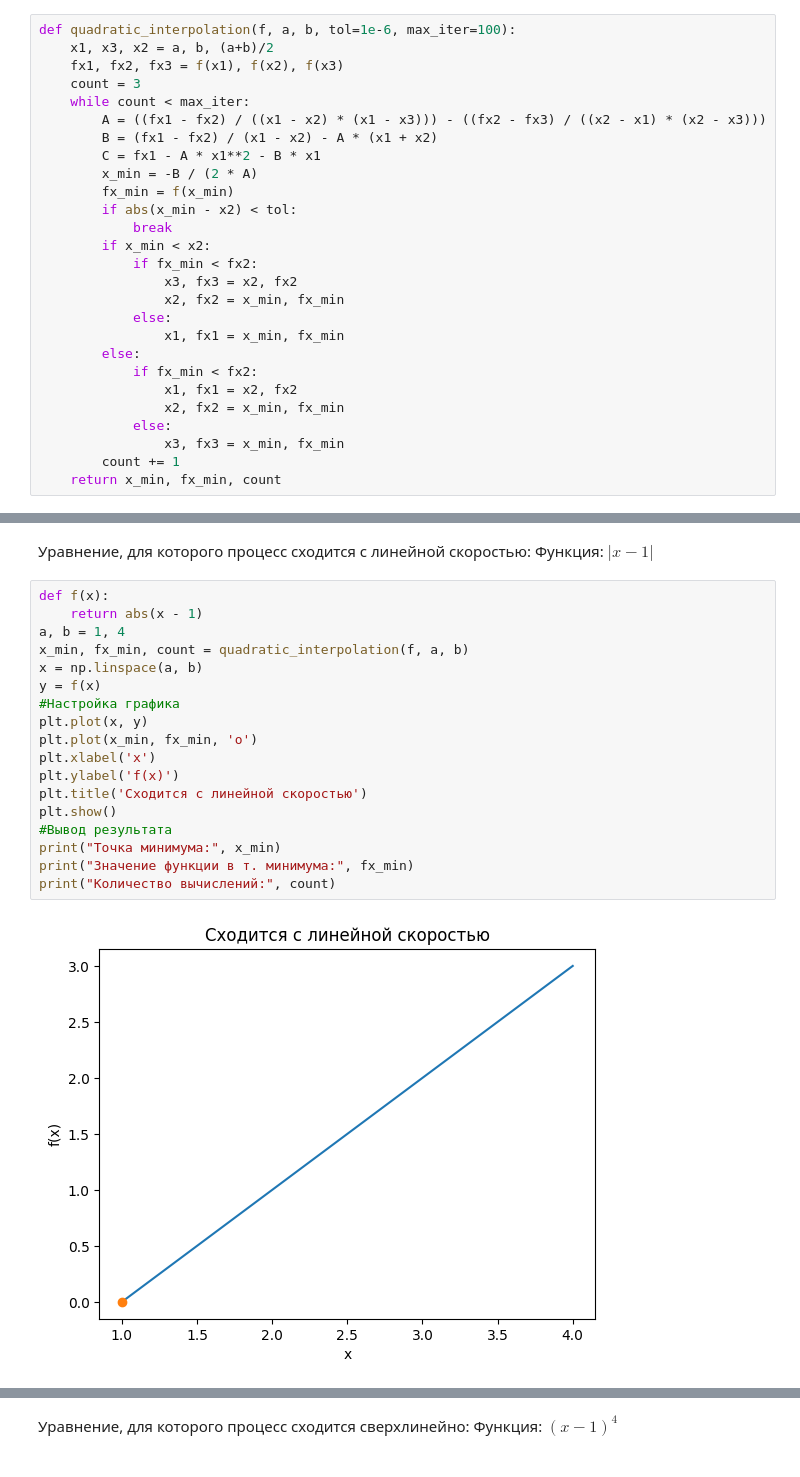
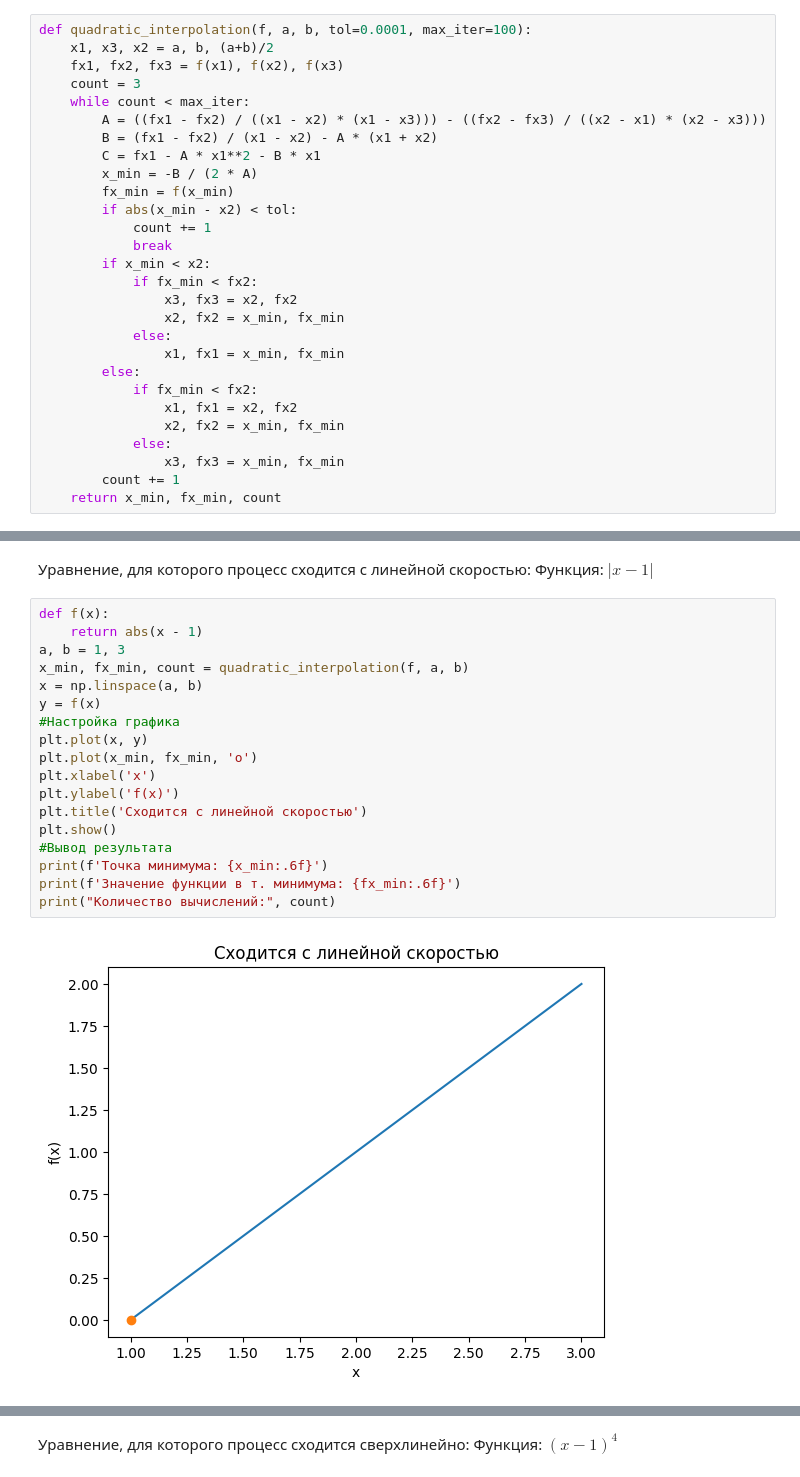
Before and after one commit to korablev-vm/ScientificPython, a Jupyter notebook: korablev_vm.ipynb, the cells around one changed output, grey strips where cells are left out. Drawn from its saved outputs; the diff is of its cells as text.

```diff
--- a/korablev_vm.ipynb
+++ b/korablev_vm.ipynb
@@ -37,7 +37,7 @@ import matplotlib.pyplot as plt
 # %% [markdown]
 ####Функция на языке Python
 # %%
-def quadratic_interpolation(f, a, b, tol=1e-6, max_iter=100):
+def quadratic_interpolation(f, a, b, tol=0.0001, max_iter=100):
     x1, x3, x2 = a, b, (a+b)/2
     fx1, fx2, fx3 = f(x1), f(x2), f(x3)
     count = 3
@@ -48,6 +48,7 @@ def quadratic_interpolation(f, a, b, tol=1e-6, max_iter=100):
         x_min = -B / (2 * A)
         fx_min = f(x_min)
         if abs(x_min - x2) < tol:
+            count += 1
             break
         if x_min < x2:
             if fx_min < fx2:
@@ -71,20 +72,20 @@ def quadratic_interpolation(f, a, b, tol=1e-6, max_iter=100):
 # %%
 def f(x):
     return abs(x - 1)
-a, b = 1, 4
+a, b = 1, 3
 x_min, fx_min, count = quadratic_interpolation(f, a, b)
 x = np.linspace(a, b)
 y = f(x)
 #Настройка графика
 plt.plot(x, y)
 plt.plot(x_min, fx_min, 'o')
 plt.xlabel('x')
 plt.ylabel('f(x)')
 plt.title('Сходится с линейной скоростью')
 plt.show()
 #Вывод результата
-print("Точка минимума:", x_min)
-print("Значение функции в т. минимума:", fx_min)
+print(f'Точка минимума: {x_min:.6f}')
+print(f'Значение функции в т. минимума: {fx_min:.6f}')
 print("Количество вычислений:", count)
 # %% [output]
-[figure, old version]
+[figure, new version]
```
Also changed, not shown: parts of 8 cells of this notebook.
